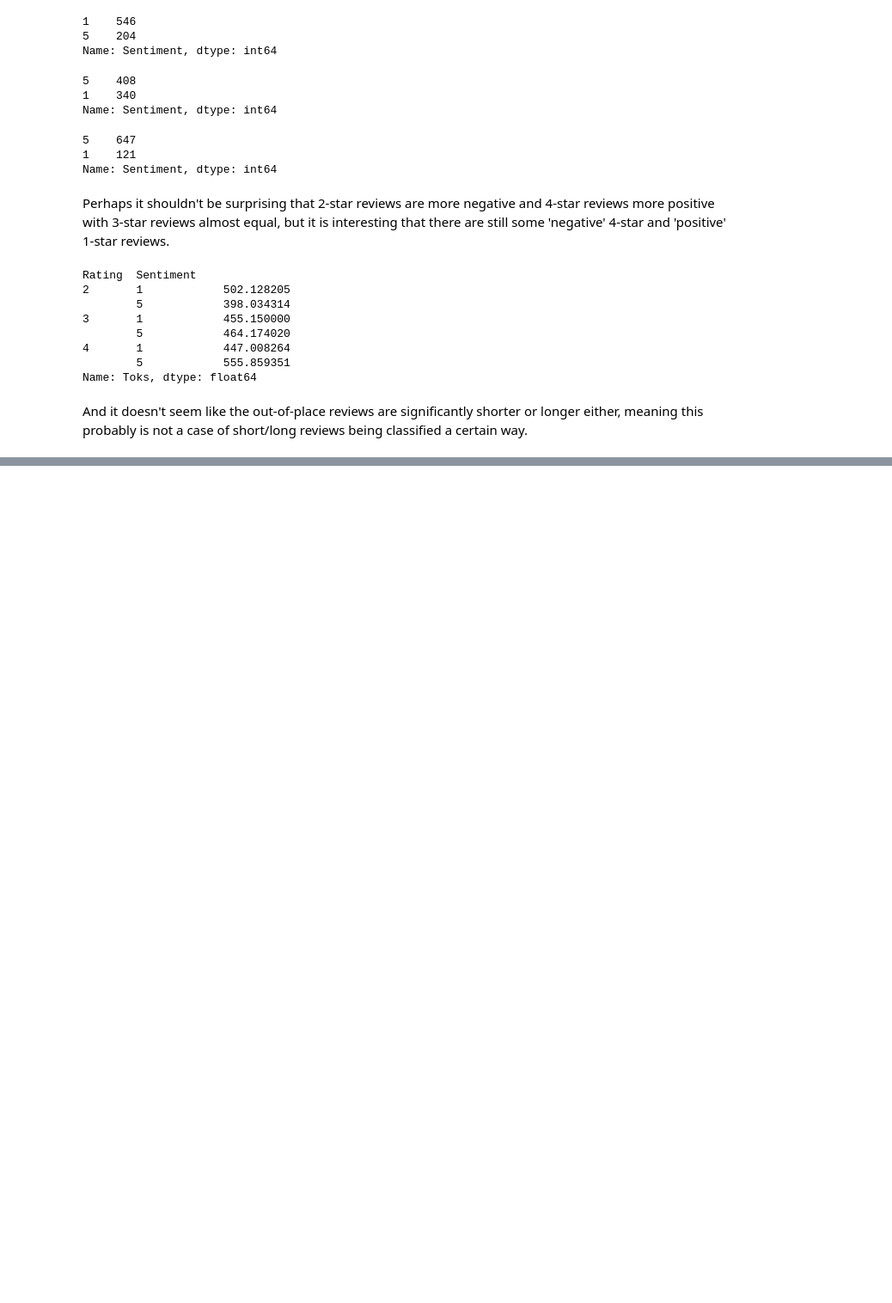
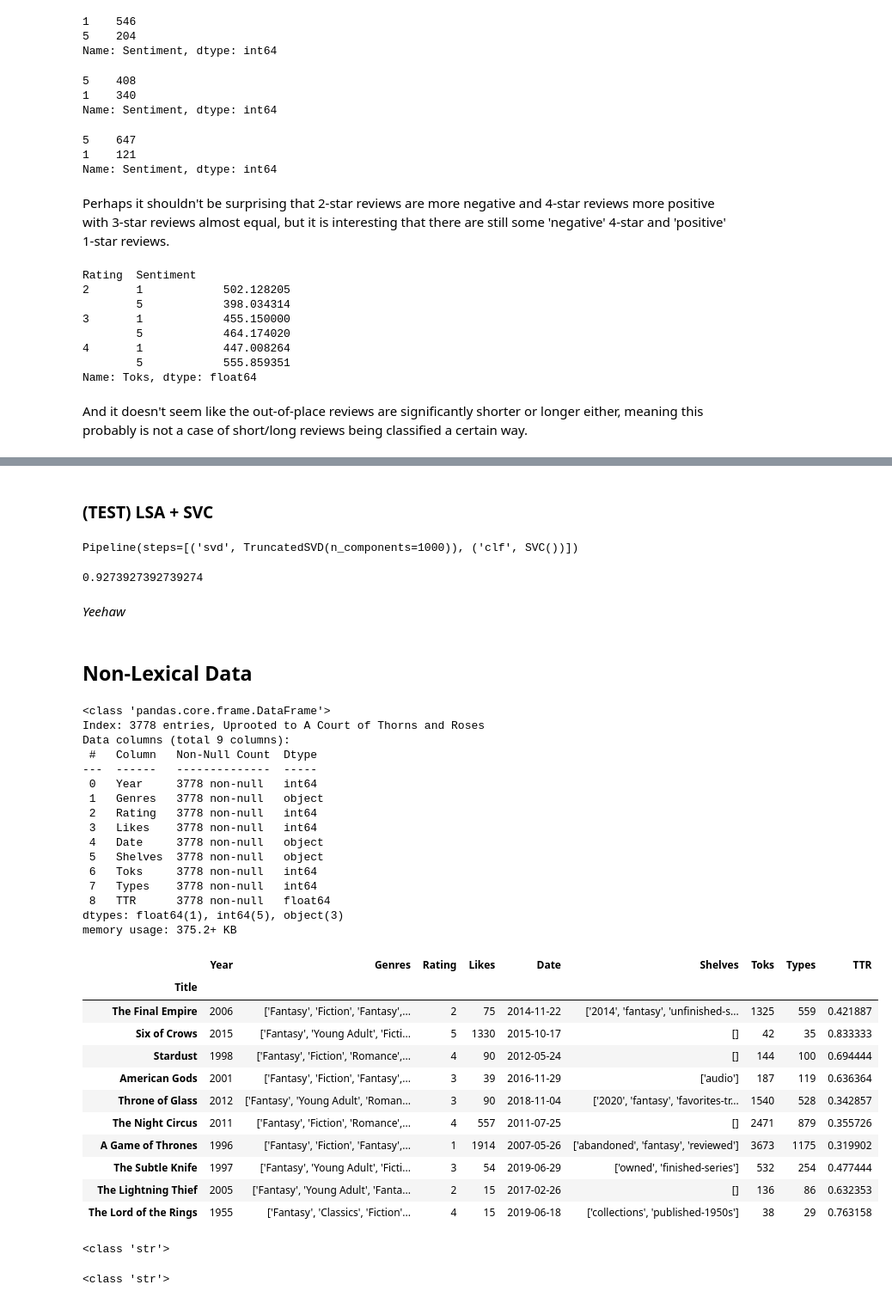
Before and after one commit to MichaelBarmada/Goodreads-Sentiment-Analysis, a Jupyter notebook: analysis.ipynb, the cells around one changed output, grey strips where cells are left out. Shown at 86% size. Drawn from its saved outputs; the diff is of its cells as text; code cells hidden in the pictures; blank space fills up the shorter version.

```diff
--- a/analysis.ipynb
+++ b/analysis.ipynb
@@ -335,0 +475,18 @@ And it doesn't seem like the out-of-place reviews are significantly shorter or l
+# %% [markdown]
+### (TEST)  LSA + SVC
+# %%
+from sklearn.decomposition import TruncatedSVD
+from sklearn.svm import SVC
+
+clf = SVC()
+svd = TruncatedSVD(n_components=1000)
+pipe = Pipeline([('svd', svd), ('clf',clf)])
+pipe.fit(x_train_tfidf, y_train)
+
+y_pred = pipe.predict(x_test_tfidf)
+sklearn.metrics.accuracy_score(y_test, y_pred)
+# %% [output]
+Pipeline(steps=[('svd', TruncatedSVD(n_components=1000)), ('clf', SVC())])
+0.9273927392739274
+# %% [markdown]
+*Yeehaw*
@@ -335,0 +496,45 @@ And it doesn't seem like the out-of-place reviews are significantly shorter or l
+# %% [markdown]
+## Non-Lexical Data
+# %%
+# First create a copy of reviews_df without the Text column
+
+nonlex_df = reviews_df.drop('Text', axis=1).copy()
+nonlex_df.info()
+nonlex_df.sample(10)
+# %% [output]
+<class 'pandas.core.frame.DataFrame'>
+Index: 3778 entries, Uprooted to A Court of Thorns and Roses
+Data columns (total 9 columns):
+ #   Column   Non-Null Count  Dtype
+---  ------   --------------  -----
+ 0   Year     3778 non-null   int64
+ 1   Genres   3778 non-null   object
+ 2   Rating   3778 non-null   int64
+ 3   Likes    3778 non-null   int64
+ 4   Date     3778 non-null   object
+ 5   Shelves  3778 non-null   object
+ 6   Toks     3778 non-null   int64
+ 7   Types    3778 non-null   int64
+ 8   TTR      3778 non-null   float64
+dtypes: float64(1), int64(5), object(3)
+memory usage: 375.2+ KB
+|  | Year | Genres | Rating | Likes | Date | Shelves | Toks | Types | TTR |
+| Title |  |  |  |  |  |  |  |  |  |
+| The Final Empire | 2006 | ['Fantasy', 'Fiction', 'Fantasy',... | 2 | 75 | 2014-11-22 | ['2014', 'fantasy', 'unfinished-s... | 1325 | 559 | 0.421887 |
+| Six of Crows | 2015 | ['Fantasy', 'Young Adult', 'Ficti... | 5 | 1330 | 2015-10-17 | [] | 42 | 35 | 0.833333 |
+| Stardust | 1998 | ['Fantasy', 'Fiction', 'Romance',... | 4 | 90 | 2012-05-24 | [] | 144 | 100 | 0.694444 |
+| American Gods | 2001 | ['Fantasy', 'Fiction', 'Fantasy',... | 3 | 39 | 2016-11-29 | ['audio'] | 187 | 119 | 0.636364 |
+| Throne of Glass | 2012 | ['Fantasy', 'Young Adult', 'Roman... | 3 | 90 | 2018-11-04 | ['2020', 'fantasy', 'favorites-tr... | 1540 | 528 | 0.342857 |
+| The Night Circus | 2011 | ['Fantasy', 'Fiction', 'Romance',... | 4 | 557 | 2011-07-25 | [] | 2471 | 879 | 0.355726 |
+| A Game of Thrones | 1996 | ['Fantasy', 'Fiction', 'Fantasy',... | 1 | 1914 | 2007-05-26 | ['abandoned', 'fantasy', 'reviewed'] | 3673 | 1175 | 0.319902 |
+| The Subtle Knife | 1997 | ['Fantasy', 'Young Adult', 'Ficti... | 3 | 54 | 2019-06-29 | ['owned', 'finished-series'] | 532 | 254 | 0.477444 |
+| The Lightning Thief | 2005 | ['Fantasy', 'Young Adult', 'Fanta... | 2 | 15 | 2017-02-26 | [] | 136 | 86 | 0.632353 |
+| The Lord of the Rings | 1955 | ['Fantasy', 'Classics', 'Fiction'... | 4 | 15 | 2019-06-18 | ['collections', 'published-1950s'] | 38 | 29 | 0.763158 |
+# %%
+# The Genres and Shelves columns are actually stored as string values despite appearing like lists...
+
+type(nonlex_df.Genres.iloc[0])
+type(nonlex_df.Shelves.iloc[0])
+# %% [output]
+<class 'str'>
+<class 'str'>
```
Also changed, not shown: parts of 35 cells of this notebook, 1 other file.
